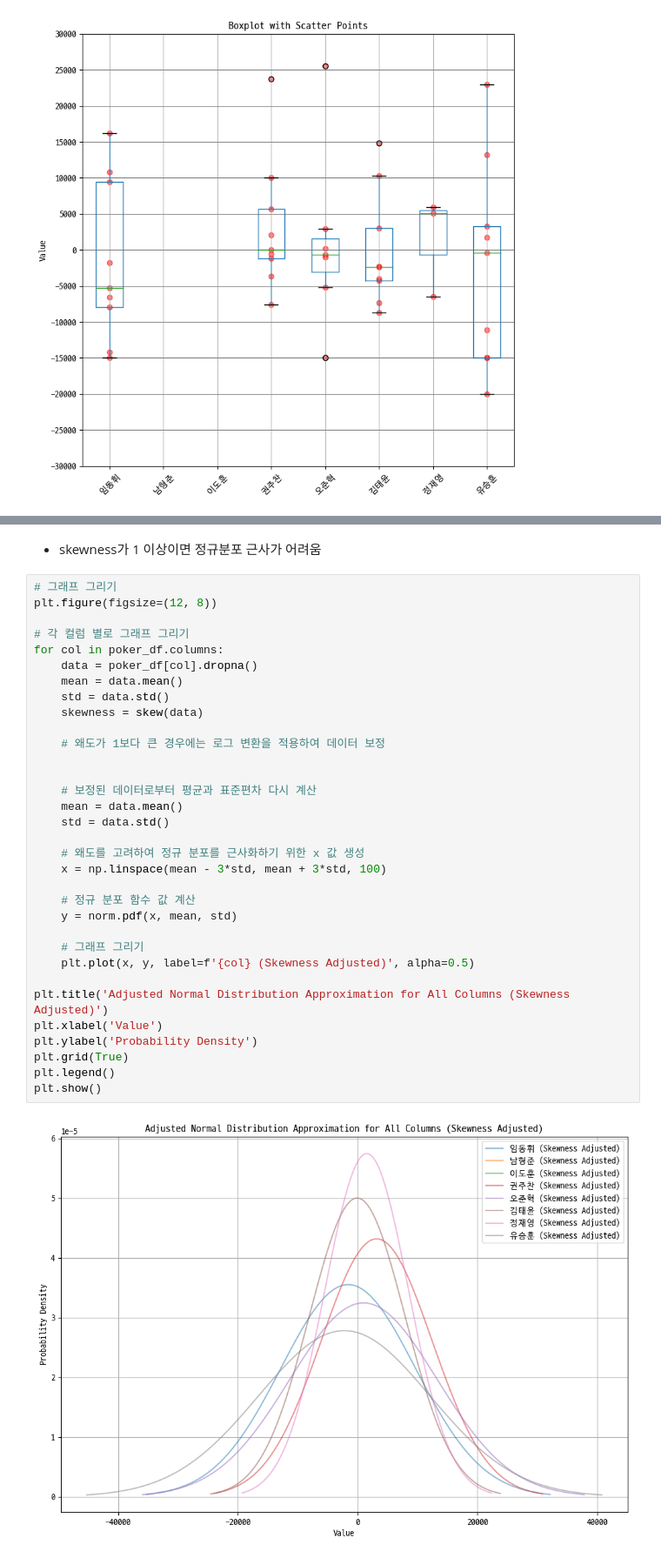
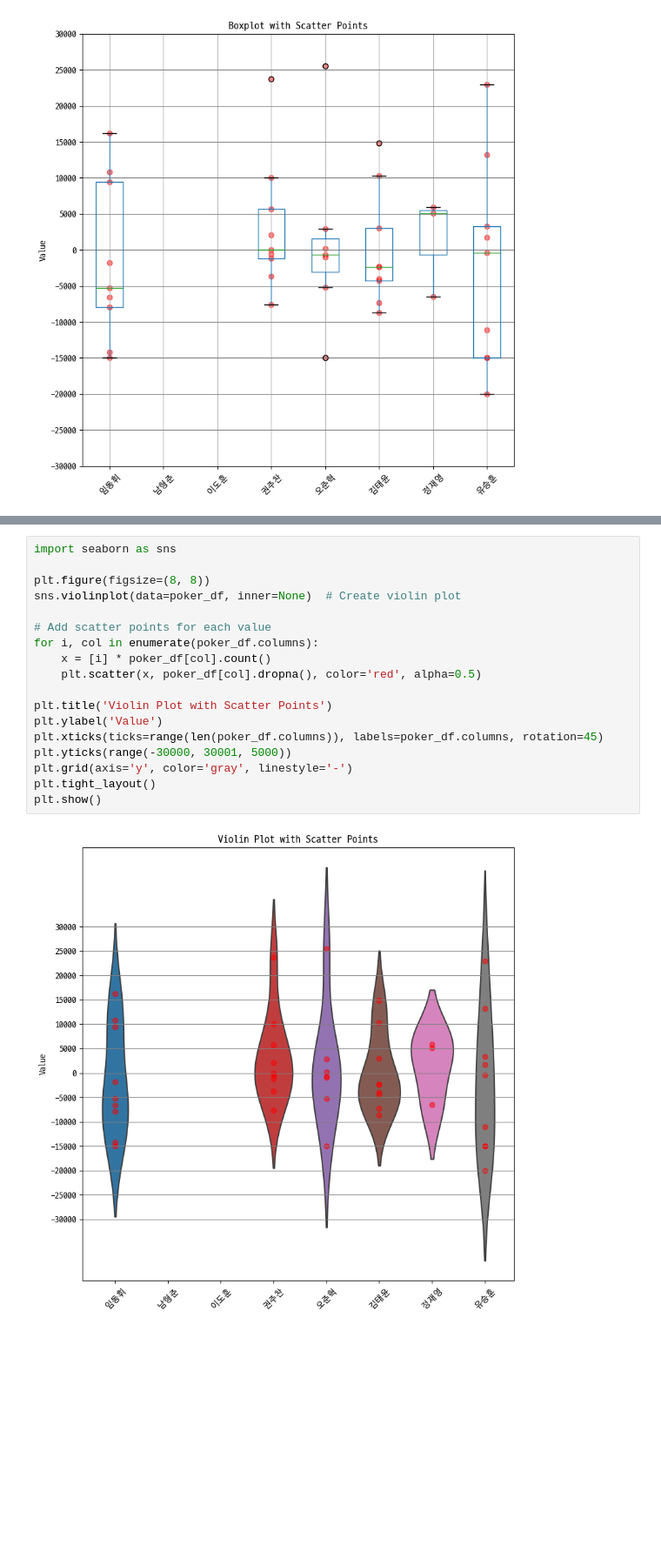
Before and after one commit to donghui-0126/poker-game-data-analysis, a Jupyter notebook: poker_analysis_20240221.ipynb, the cells around one changed output, grey strips where cells are left out. Shown at 87% size. Saved outputs shown, nothing was run; the diff lists cells and outputs as text; blank space fills up the shorter version.

```diff
--- a/poker_analysis_20240221.ipynb
+++ b/poker_analysis_20240221.ipynb
@@ -107,37 +77,20 @@ plt.show()
-# %% [markdown]
- - skewness가 1 이상이면 정규분포 근사가 어려움
-# %%
-# 그래프 그리기
-plt.figure(figsize=(12, 8))
-
-# 각 컬럼 별로 그래프 그리기
-for col in poker_df.columns:
-    data = poker_df[col].dropna()
-    mean = data.mean()
-    std = data.std()
-    skewness = skew(data)
-
-    # 왜도가 1보다 큰 경우에는 로그 변환을 적용하여 데이터 보정
-
-
-    # 보정된 데이터로부터 평균과 표준편차 다시 계산
-    mean = data.mean()
-    std = data.std()
-
-    # 왜도를 고려하여 정규 분포를 근사화하기 위한 x 값 생성
-    x = np.linspace(mean - 3*std, mean + 3*std, 100)
-
-    # 정규 분포 함수 값 계산
-    y = norm.pdf(x, mean, std)
-
-    # 그래프 그리기
-    plt.plot(x, y, label=f'{col} (Skewness Adjusted)', alpha=0.5)
-
-plt.title('Adjusted Normal Distribution Approximation for All Columns (Skewness Adjusted)')
-plt.xlabel('Value')
-plt.ylabel('Probability Density')
-plt.grid(True)
-plt.legend()
-plt.show()
-# %% [output]
-[figure, removed]
+# %%
+import seaborn as sns
+
+plt.figure(figsize=(8, 8))
+sns.violinplot(data=poker_df, inner=None)  # Create violin plot
+
+# Add scatter points for each value
+for i, col in enumerate(poker_df.columns):
+    x = [i] * poker_df[col].count()
+    plt.scatter(x, poker_df[col].dropna(), color='red', alpha=0.5)
+
+plt.title('Violin Plot with Scatter Points')
+plt.ylabel('Value')
+plt.xticks(ticks=range(len(poker_df.columns)), labels=poker_df.columns, rotation=45)
+plt.yticks(range(-30000, 30001, 5000))
+plt.grid(axis='y', color='gray', linestyle='-')
+plt.tight_layout()
+plt.show()
+# %% [output]
+[figure, added]
```
Also changed, not shown: parts of 2 cells of this notebook, 4 other files.
